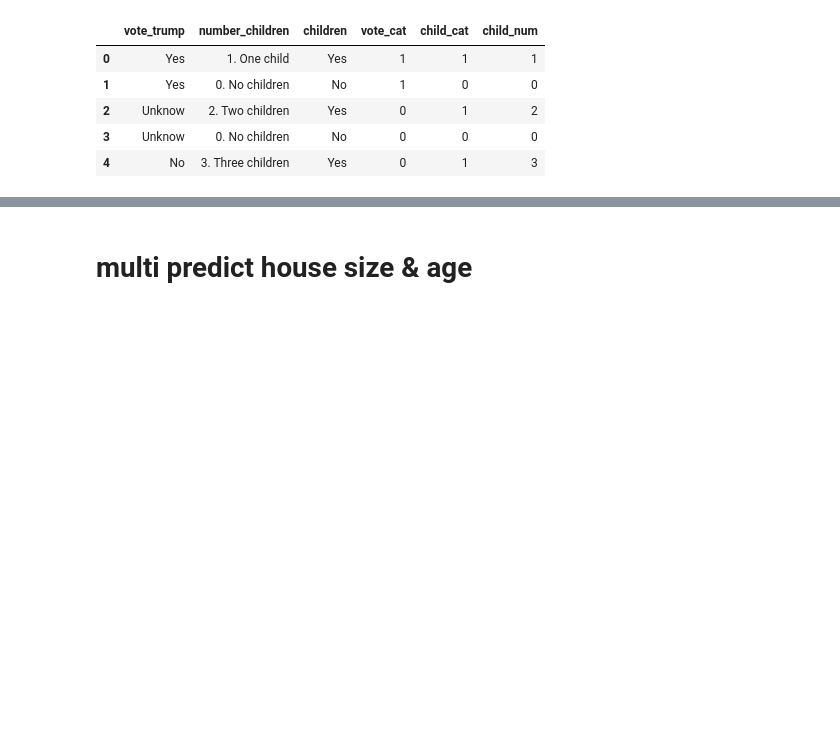
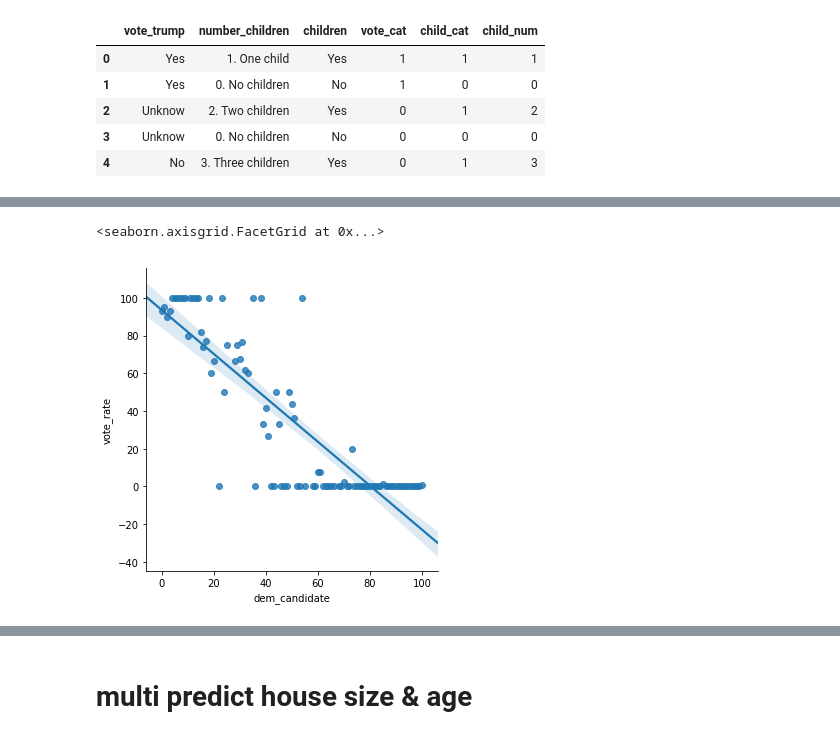
Before and after one commit to wangdianyh/trump-4703, a Jupyter notebook: Trump.ipynb, the cells around one changed output, grey strips where cells are left out. Saved outputs shown, nothing was run; the diff lists cells and outputs as text; code cells hidden in the pictures; blank space fills up the shorter version.

```diff
--- a/Trump.ipynb
+++ b/Trump.ipynb
@@ -312,0 +449,14 @@ Warnings:
+# %%
+clinton = clinton_data.groupby('dem_candidate').count().reset_index()
+# %%
+clinton_vote = clinton_data.loc[clinton_data.vote_trump == 'Yes'].groupby('dem_candidate').count().reset_index()
+# %%
+clinton_vote = clinton.merge(clinton_vote, on='dem_candidate', how='left')
+# %%
+clinton_vote = clinton_vote.rename(columns={'vote_trump_x': 'cliton', 'vote_trump_y': 'vote'})
+clinton_vote['vote_rate'] = np.round((clinton_vote.vote / clinton_vote.cliton)*100, 2)
+# %%
+sns.lmplot(x='dem_candidate', y='vote_rate', data=clinton_vote, fit_reg=True)
+# %% [output]
+<seaborn.axisgrid.FacetGrid at 0x...>
+[figure, added]
```
Also changed, not shown: parts of 42 cells of this notebook.
